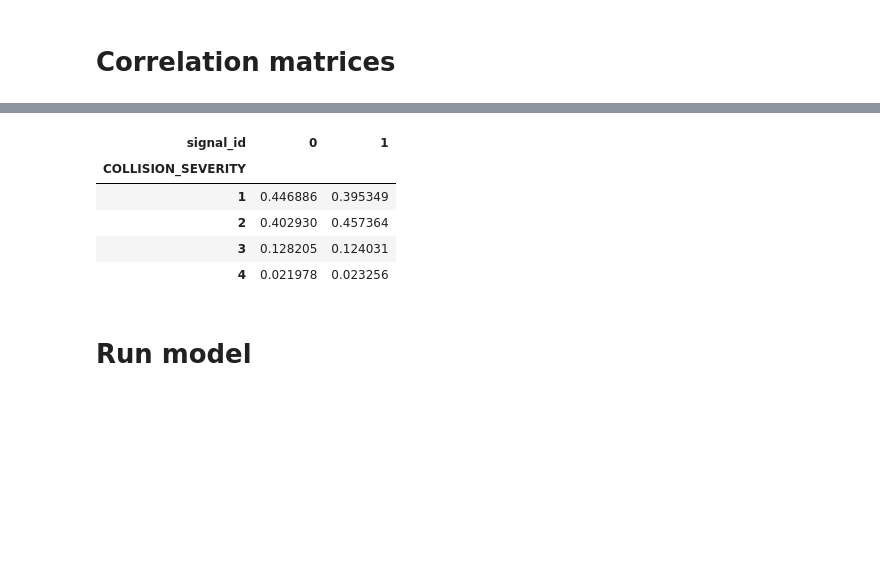
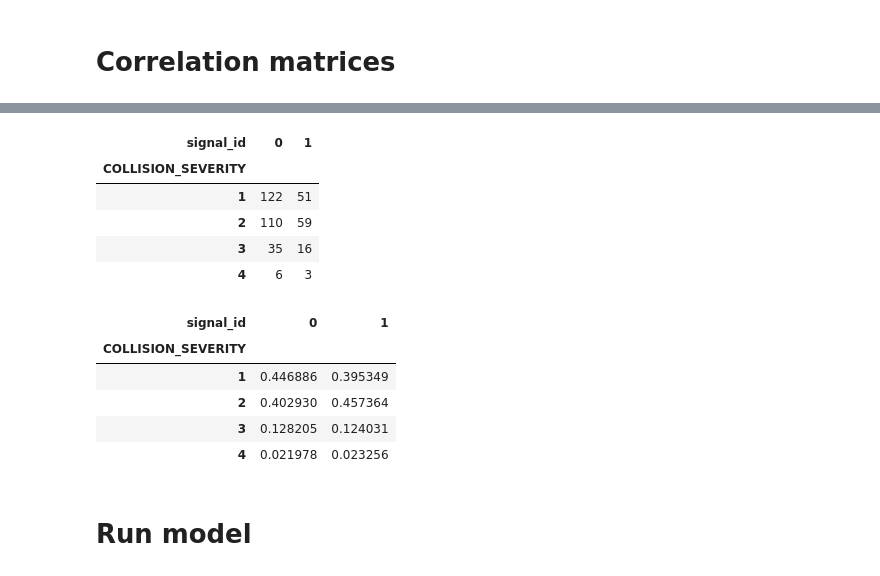
Before and after one commit to AnwarBaroudi/traffic_islands_study, a Jupyter notebook: crash_severity_model_2april.ipynb, the cells around one changed output, grey strips where cells are left out. Drawn from its saved outputs; the diff is of its cells as text; code cells hidden in the pictures; blank space fills up the shorter version.

```diff
--- a/crash_severity_model_2april.ipynb
+++ b/crash_severity_model_2april.ipynb
@@ -558,12 +581,19 @@ pd.crosstab(df['COLLISION_SEVERITY'], df['island_id'], normalize='columns')
 # %%
-pd.crosstab(df['COLLISION_SEVERITY'], df['signal_id'], normalize='columns')
+display(pd.crosstab(df['COLLISION_SEVERITY'], df['signal_id']))
+display(pd.crosstab(df['COLLISION_SEVERITY'], df['signal_id'], normalize = 'columns'))
 # %% [output]
 | signal_id | 0 | 1 |
 | COLLISION_SEVERITY |  |  |
-| 1 | 0.446886 | 0.395349 |
-| 2 | 0.402930 | 0.457364 |
-| 3 | 0.128205 | 0.124031 |
-| 4 | 0.021978 | 0.023256 |
+| 1 | 122 | 51 |
+| 2 | 110 | 59 |
+| 3 | 35 | 16 |
+| 4 | 6 | 3 |
+| signal_id | 0 | 1 |
+| COLLISION_SEVERITY |  |  |
+| 1 | 0.446886 | 0.395349 |
+| 2 | 0.402930 | 0.457364 |
+| 3 | 0.128205 | 0.124031 |
+| 4 | 0.021978 | 0.023256 |
 # %% [markdown]
 # Run model
 # %%
```
Also changed, not shown: parts of 9 cells of this notebook, 1 other file.
